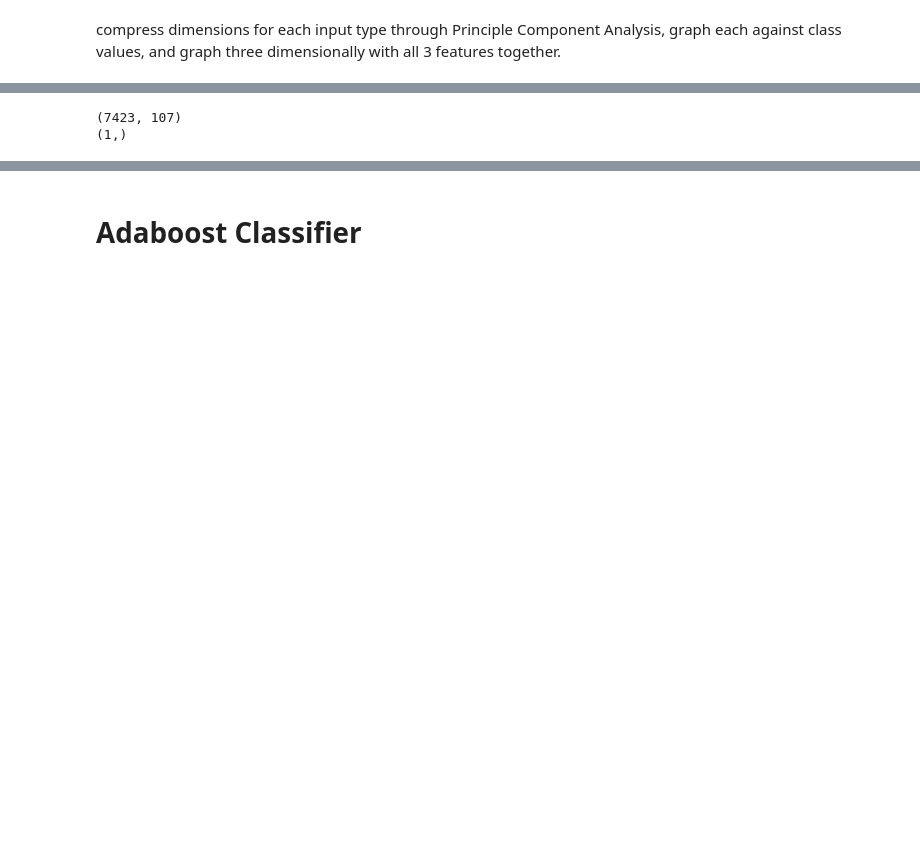
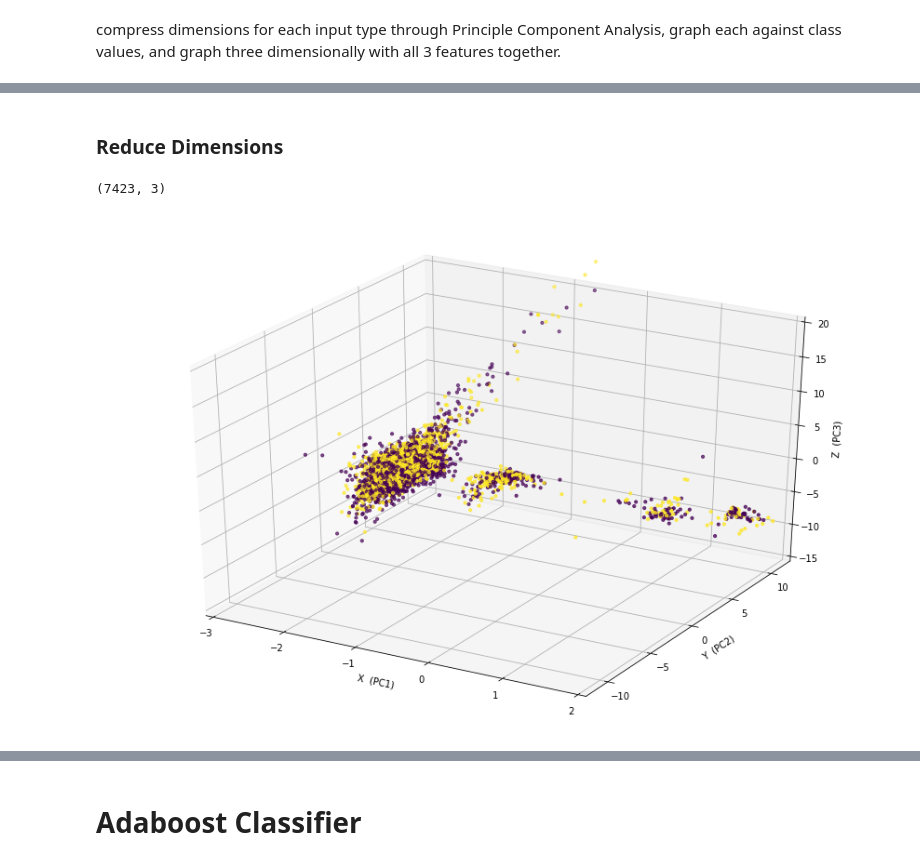
Before and after one commit to MartinMurata/CustomerAnalytics, a Jupyter notebook: CustomerAnalytics.ipynb, the cells around one changed output, grey strips where cells are left out. Saved outputs shown, nothing was run; the diff lists cells and outputs as text; code cells hidden in the pictures; blank space fills up the shorter version.

```diff
--- a/CustomerAnalytics.ipynb
+++ b/CustomerAnalytics.ipynb
@@ -40,11 +47,13 @@ compress dimensions for each input type through Principle Component Analysis, gr
+# %%
+# https://towardsdatascience.com/pca-using-python-scikit-learn-e653f8989e60
+from sklearn.preprocessing import StandardScaler
+Xstandard = StandardScaler().fit_transform(X)
+# %% [markdown]
+### Reduce Dimensions
 # %%
 from sklearn.decomposition import PCA
+pca = PCA(n_components=3)
+principleComponents = pca.fit_transform(Xstandard)
+print(principleComponents.shape)
+# %% [output]
+(7423, 3)
-# %%
-pca = PCA(n_components=1)
-pca.fit(X)
-# print(pca.explained_variance_ratio_)
-print(X.shape)
-print(pca.singular_values_.shape)
-# %% [output]
-(7423, 107)
-(1,)
@@ -55,0 +60,17 @@ def kaggle_submit(name,yhat):
+# %%
+from mpl_toolkits import mplot3d
+fig = plt.figure(figsize=(15,10))
+ax = plt.axes(projection='3d')
+xdata= principleComponents[:,0]
+ydata = principleComponents[:,1]
+zdata = principleComponents[:,2]
+ax.scatter3D(xdata, ydata, zdata,s=10,c = Y);
+ax.set_xlabel('X  (PC1)')
+ax.set_ylabel('Y  (PC2)')
+ax.set_zlabel('Z  (PC3)')
+ax.set_xlim3d(-3, 2)
+ax.set_ylim3d(-12,12)
+ax.set_zlim3d(-15,20)
+plt.show()
+# %% [output]
+[figure, added]
```
Also changed, not shown: parts of 17 cells of this notebook, 1 other file.
